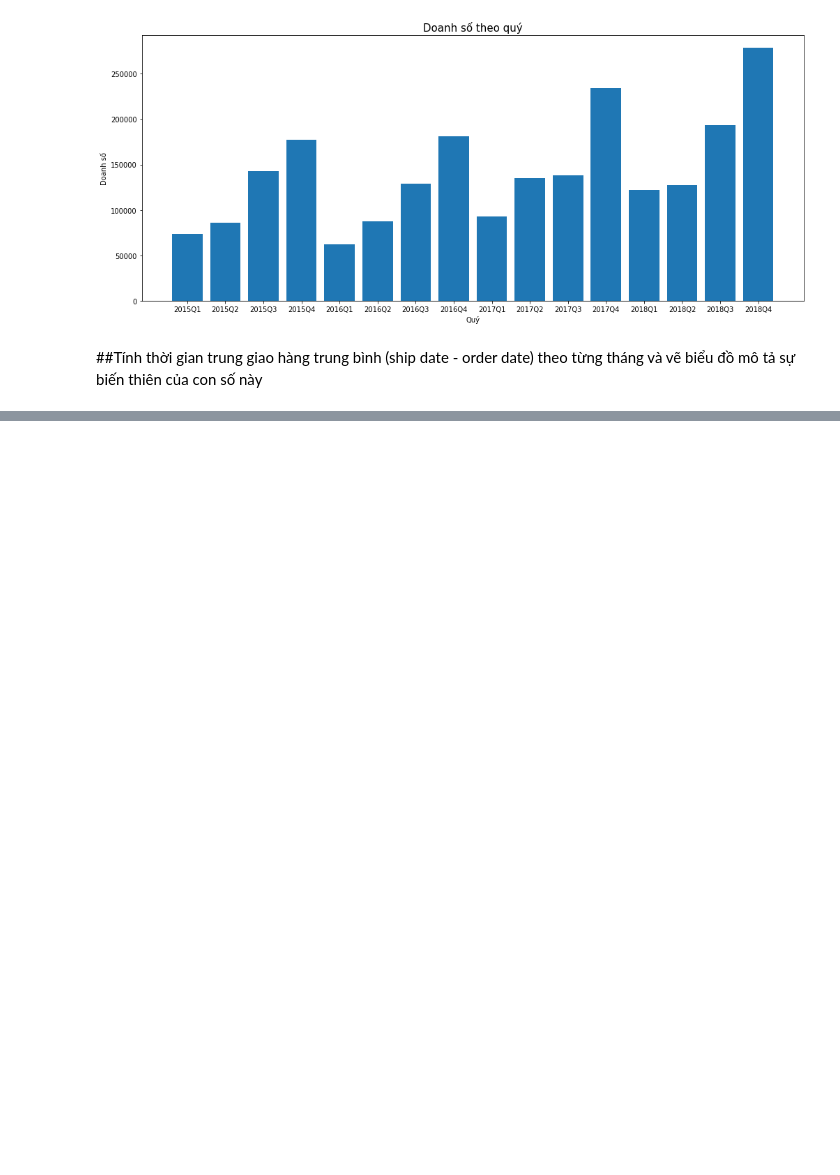
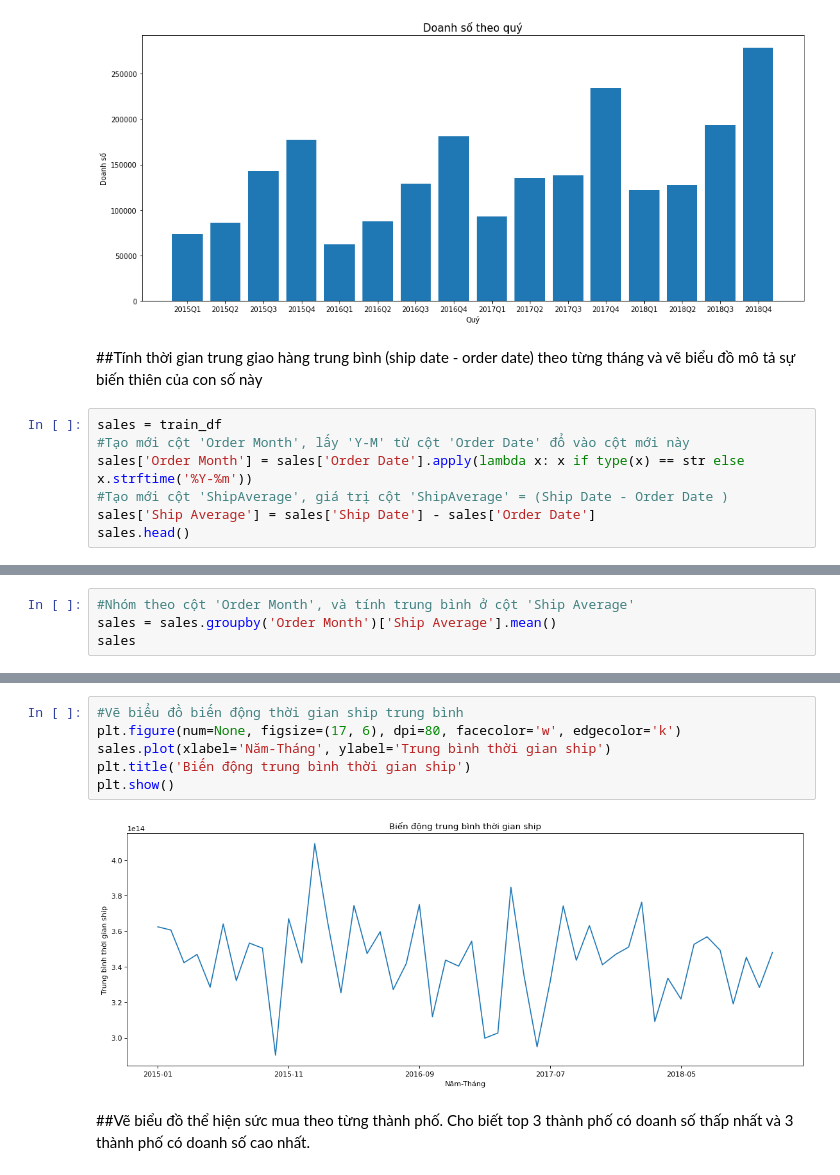
Before and after one commit to HienNguyenMinh/PythonAssignment, a Jupyter notebook: BaiTap4_Assignment.ipynb, the cells around one changed output, grey strips where cells are left out. Drawn from its saved outputs; the diff is of its cells as text; blank space fills up the shorter version.

```diff
--- a/BaiTap4_Assignment.ipynb
+++ b/BaiTap4_Assignment.ipynb
@@ -297,3 +297,10 @@ plt.show()
 [figure]
 # %% [markdown]
 ##Tính thời gian trung giao hàng trung bình (ship date - order date) theo từng tháng và vẽ biểu đồ mô tả sự biến thiên của con số này
+# %%
+sales = train_df
+#Tạo mới cột 'Order Month', lấy 'Y-M' từ cột 'Order Date' đổ vào cột mới này
+sales['Order Month'] = sales['Order Date'].apply(lambda x: x if type(x) == str else x.strftime('%Y-%m'))
+#Tạo mới cột 'ShipAverage', giá trị cột 'ShipAverage' = (Ship Date - Order Date )
+sales['Ship Average'] = sales['Ship Date'] - sales['Order Date']
+sales.head()
@@ -299,0 +314,4 @@ plt.show()
+# %%
+#Nhóm theo cột 'Order Month', và tính trung bình ở cột 'Ship Average'
+sales = sales.groupby('Order Month')['Ship Average'].mean()
+sales
@@ -299,0 +336,10 @@ plt.show()
+# %%
+#Vẽ biểu đồ biến động thời gian ship trung bình
+plt.figure(num=None, figsize=(17, 6), dpi=80, facecolor='w', edgecolor='k')
+sales.plot(xlabel='Năm-Tháng', ylabel='Trung bình thời gian ship')
+plt.title('Biến động trung bình thời gian ship')
+plt.show()
+# %% [output]
+[figure, added]
+# %% [markdown]
+##Vẽ biểu đồ thể hiện sức mua theo từng thành phố. Cho biết top 3 thành phố có doanh số thấp nhất và 3 thành phố có doanh số cao nhất.
```
Also changed, not shown: parts of 5 cells of this notebook.
